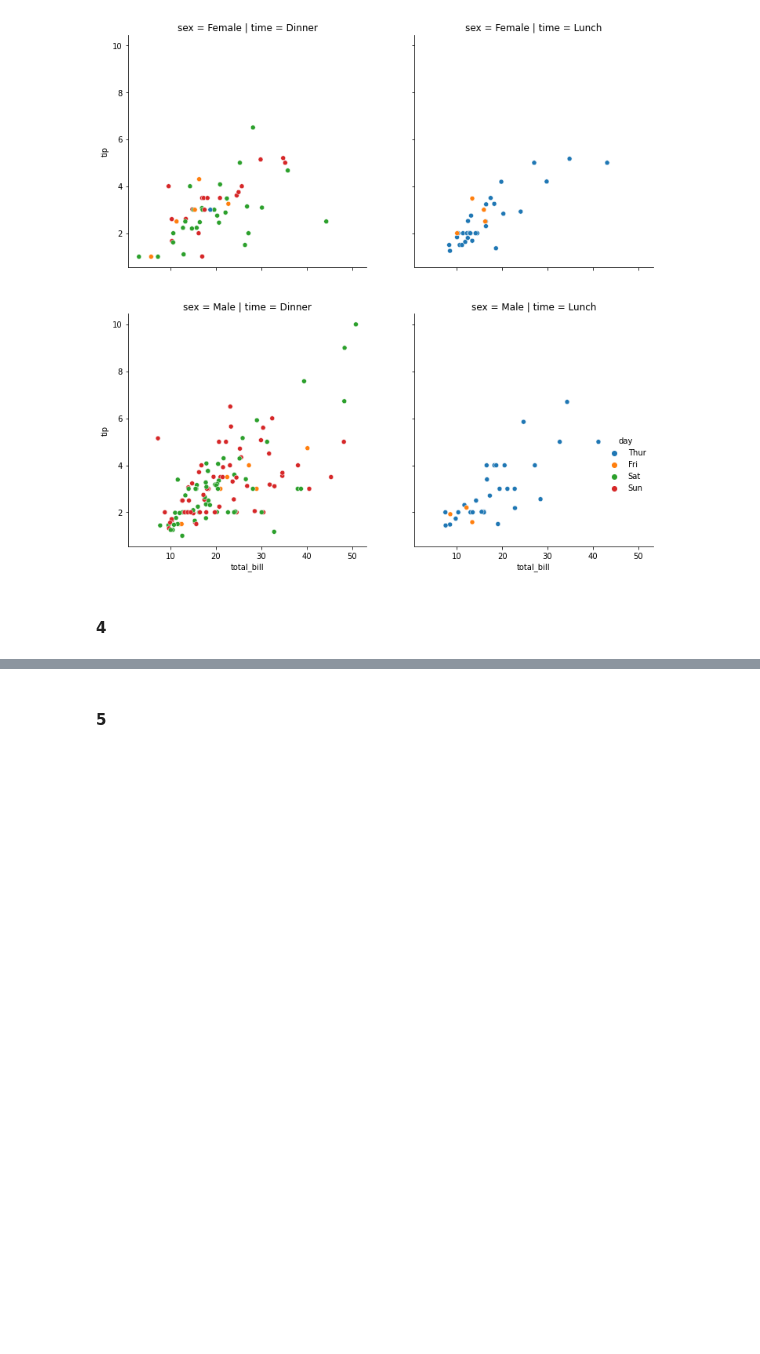
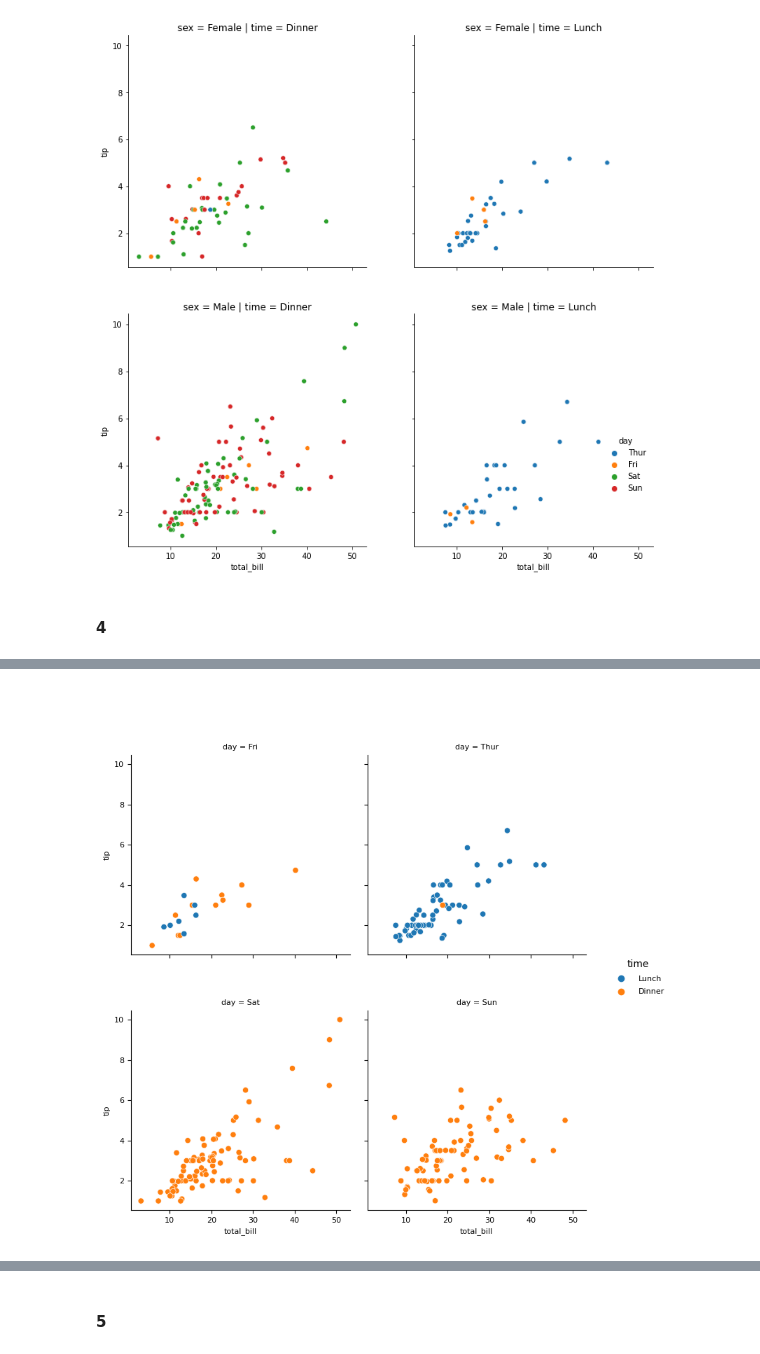
Before and after one commit to mwshinn/CanD, a Jupyter notebook: doc/gallery/seaborn_fig2ax.ipynb, the cells around one changed output, grey strips where cells are left out. Drawn from its saved outputs; the diff is of its cells as text; code cells hidden in the pictures; blank space fills up the shorter version.

```diff
--- a/doc/gallery/seaborn_fig2ax.ipynb
+++ b/doc/gallery/seaborn_fig2ax.ipynb
@@ -271,3 +425,70 @@ sns.relplot(data=tips, x="total_bill", y="tip", hue="time", col="day", col_wrap=
+# %%
+from itertools import product
+import numpy as np
+
+
+# NOTE: the order of seaborns plot is reversed, if one wants to mimic that, one can reverse the order of lists a and b
+col = "day"
+col_wrap=2
+a = tips[col].dropna().unique()[::-1]
+
+
+# TODO -- len(a)//col_wrap is not optimal, it wants num of rows as arg and we have col_wrap - num of columns
+
+# CanD
+c = Canvas((len(a)*4//col_wrap+0.6), 4*col_wrap, "in")
+# create axis named "0", "1", ... "len(conditions)-1"
+c.add_grid([str(x) for x in range(len(a))], len(a)//col_wrap, Point(0.5, 0.5, "in"), Point(len(a)*3.5//col_wrap, len(a)*3.5//col_wrap, "in"),
+           spacing=Vector(.25, .8, "in"), unitname="grid")
+
+# we need to get all the possible combinations of the two categories, split the tuple into row and column vars
+for i,co in enumerate(a):
+    # extract data
+    ax = c.axes[str(i)]
+
+    # plot only the last legend
+    if co == a[-1]:
+        leg = True
+    else:
+        leg = False
+
+    # plot and select only the relevant data from the dataset
+    sns.scatterplot(data=tips.loc[tips[col]==co], x="total_bill", y="tip", hue="time", ax=ax, legend=leg)
+
+    # Hide the right and top spines
+    sns.despine(ax=ax)
+    ax.set_title(f"{col} = {co}")
+
+    if i>0:
+        # sharey, take the first axis and sharey with the last plotted one
+        c.ax(str(i)).sharey(c.ax('0'))
+        c.ax(str(i)).sharex(c.ax('0'))
+        # need to rescale all axis
+        c.ax(str(i)).autoscale()
+
+    if i % col_wrap != 0:
+        # remove ticks from shared y axes
+        plt.setp(ax.get_yticklabels(), visible=False)
+#         ax.set_yticklabels([])
+        # remove ylabel
+        ax.set_ylabel('')
+
+    if i < col_wrap:
+        # remove ticks from shared y axes
+        plt.setp(ax.get_xticklabels(), visible=False)
+#         ax.set_xticklabels([])
+        # remove ylabel
+        ax.set_xlabel('')
+
+
+# set legend position
+ax.legend_.set_bbox_to_anchor((1.4, 1.3))
+ax.legend_.get_frame().set_edgecolor('none')
+
+# show
+c.show()
+# %% [output]
+[figure, added]
 # %%
 col = "day"
 a = tips[col].dropna().unique()
```
Also changed, not shown: parts of 106 cells of this notebook.
